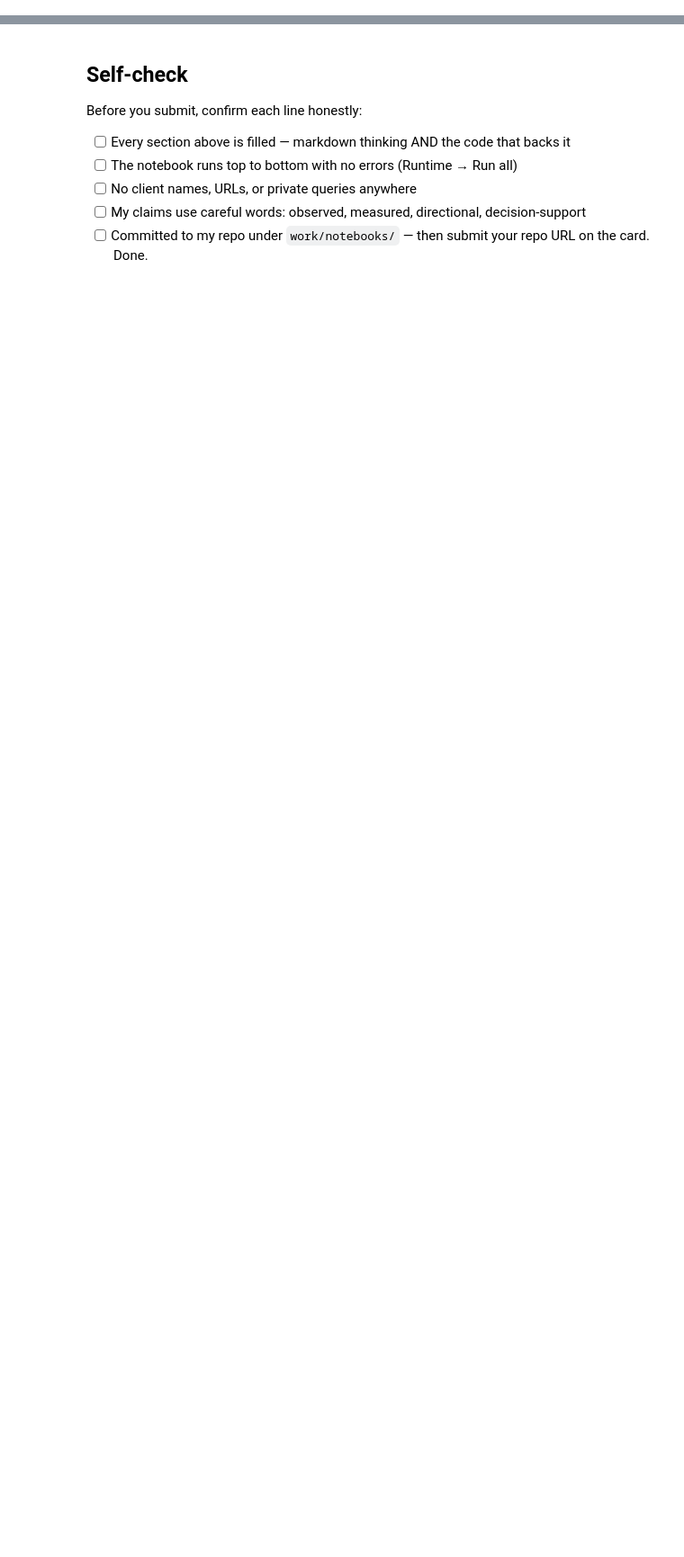
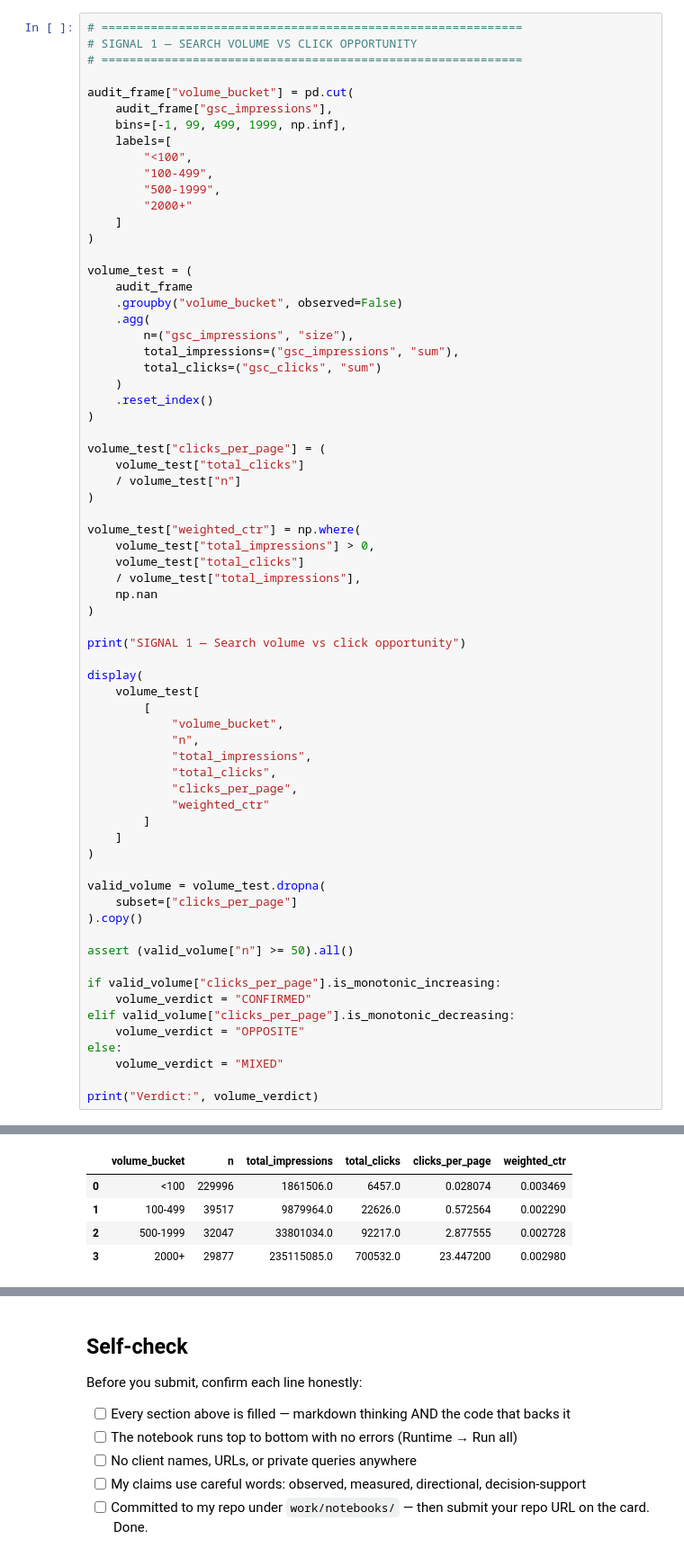
Before and after one commit to Adnan-ai98/flyrank-ml-internship, a Jupyter notebook: work/notebooks/w04_signal_audit.ipynb, the cells around one changed output, grey strips where cells are left out. Shown at 90% size. Drawn from its saved outputs; the diff is of its cells as text; blank space fills up the shorter version.

```diff
--- a/work/notebooks/w04_signal_audit.ipynb
+++ b/work/notebooks/w04_signal_audit.ipynb
@@ -36,0 +205,69 @@ This skeleton is yours to fill. Work the sections **in order** — each one has
+# %%
+# ============================================================
+# SIGNAL 1 — SEARCH VOLUME VS CLICK OPPORTUNITY
+# ============================================================
+
+audit_frame["volume_bucket"] = pd.cut(
+    audit_frame["gsc_impressions"],
+    bins=[-1, 99, 499, 1999, np.inf],
+    labels=[
+        "<100",
+        "100-499",
+        "500-1999",
+        "2000+"
+    ]
+)
+
+volume_test = (
+    audit_frame
+    .groupby("volume_bucket", observed=False)
+    .agg(
+        n=("gsc_impressions", "size"),
+        total_impressions=("gsc_impressions", "sum"),
+        total_clicks=("gsc_clicks", "sum")
+    )
+    .reset_index()
+)
+
+volume_test["clicks_per_page"] = (
+    volume_test["total_clicks"]
+    / volume_test["n"]
+)
+
+volume_test["weighted_ctr"] = np.where(
+    volume_test["total_impressions"] > 0,
+    volume_test["total_clicks"]
+    / volume_test["total_impressions"],
+    np.nan
+)
+
+print("SIGNAL 1 — Search volume vs click opportunity")
+
+display(
+    volume_test[
+        [
+            "volume_bucket",
+            "n",
+            "total_impressions",
+            "total_clicks",
+            "clicks_per_page",
+            "weighted_ctr"
+        ]
+    ]
+)
+
+valid_volume = volume_test.dropna(
+    subset=["clicks_per_page"]
+).copy()
+
+assert (valid_volume["n"] >= 50).all()
+
+if valid_volume["clicks_per_page"].is_monotonic_increasing:
+    volume_verdict = "CONFIRMED"
+elif valid_volume["clicks_per_page"].is_monotonic_decreasing:
+    volume_verdict = "OPPOSITE"
+else:
+    volume_verdict = "MIXED"
+
+print("Verdict:", volume_verdict)
+# %% [output]
@@ -36,0 +275,5 @@ This skeleton is yours to fill. Work the sections **in order** — each one has
+|  | volume_bucket | n | total_impressions | total_clicks | clicks_per_page | weighted_ctr |
+| 0 | <100 | 229996 | 1861506.0 | 6457.0 | 0.028074 | 0.003469 |
+| 1 | 100-499 | 39517 | 9879964.0 | 22626.0 | 0.572564 | 0.002290 |
+| 2 | 500-1999 | 32047 | 33801034.0 | 92217.0 | 2.877555 | 0.002728 |
+| 3 | 2000+ | 29877 | 235115085.0 | 700532.0 | 23.447200 | 0.002980 |
```
Also changed, not shown: parts of 20 cells of this notebook.
